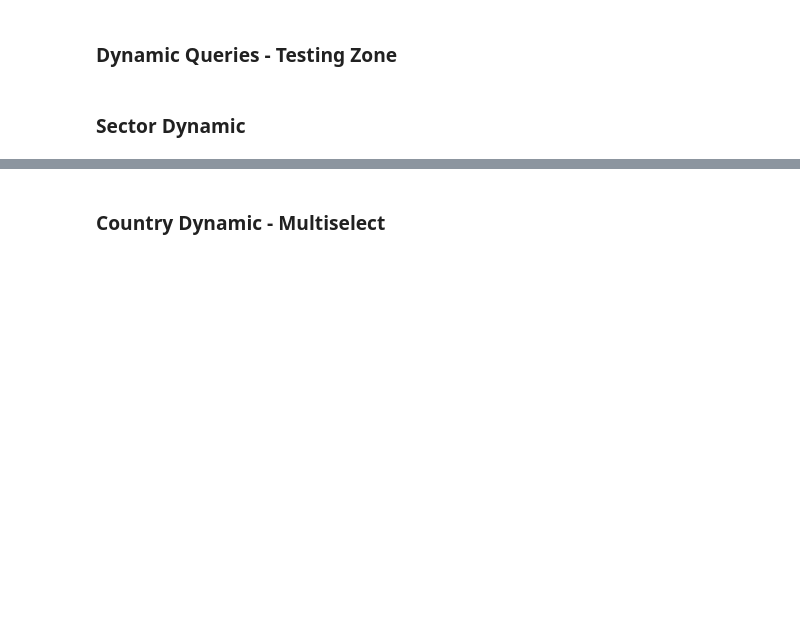
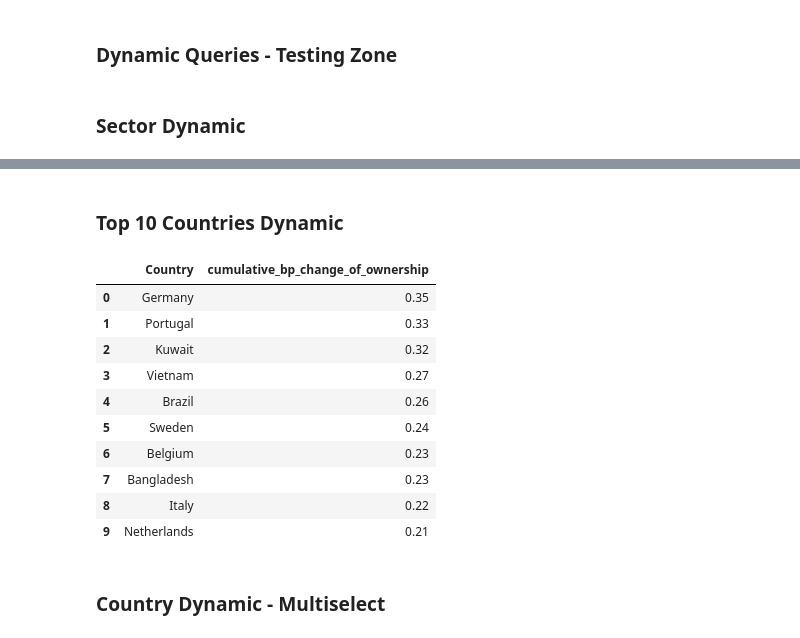
Before and after one commit to RoryAJames/NorwegianOilFund, a Jupyter notebook: testing.ipynb, the cells around one changed output, grey strips where cells are left out. Saved outputs shown, nothing was run; the diff lists cells and outputs as text; code cells hidden in the pictures; blank space fills up the shorter version.

```diff
--- a/testing.ipynb
+++ b/testing.ipynb
@@ -172,3 +203,20 @@ ownership_change_industry_dynamic_df
+# %% [markdown]
+### Top 10 Countries Dynamic
+# %%
+ownership_change_country_dynamic_df = run_query_dynamic('SQL/dynamic/top10_ownership_change_country.sql',1)
+ownership_change_country_dynamic_df
+# %% [output]
+|  | Country | cumulative_bp_change_of_ownership |
+| 0 | Germany | 0.35 |
+| 1 | Portugal | 0.33 |
+| 2 | Kuwait | 0.32 |
+| 3 | Vietnam | 0.27 |
+| 4 | Brazil | 0.26 |
+| 5 | Sweden | 0.24 |
+| 6 | Belgium | 0.23 |
+| 7 | Bangladesh | 0.23 |
+| 8 | Italy | 0.22 |
+| 9 | Netherlands | 0.21 |
 # %% [markdown]
 ### Country Dynamic - Multiselect
 # %%
```
Also changed, not shown: parts of 9 cells of this notebook, 6 other files.
